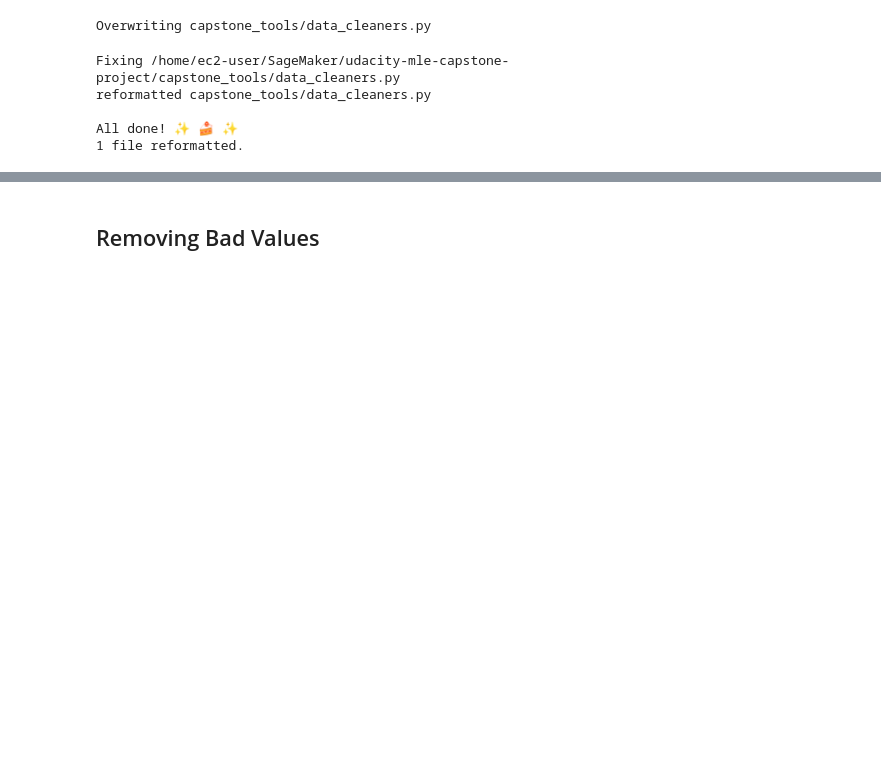
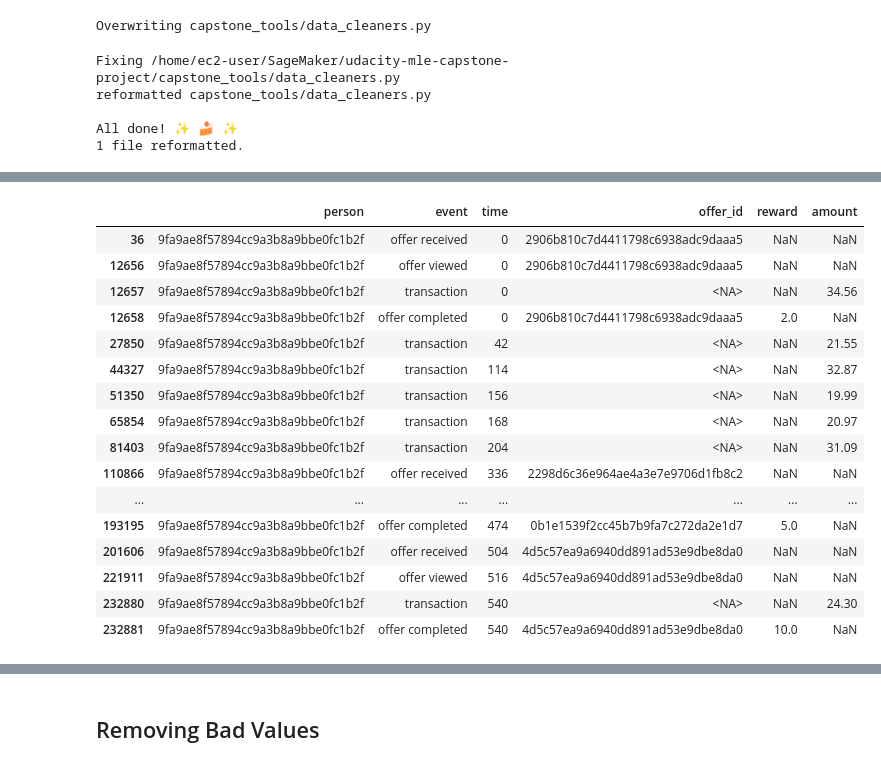
Before and after one commit to amcumber/udacity-mle-capstone-project, a Jupyter notebook: Starbucks_Capstone_notebook.ipynb, the cells around one changed output, grey strips where cells are left out. Saved outputs shown, nothing was run; the diff lists cells and outputs as text; code cells hidden in the pictures; blank space fills up the shorter version.

```diff
--- a/Starbucks_Capstone_notebook.ipynb
+++ b/Starbucks_Capstone_notebook.ipynb
@@ -467,0 +561,20 @@ Transcript:
+# %%
+transcript.query(f"person == '{first_id.person}'")
+# %% [output]
+|  | person | event | time | offer_id | reward | amount |
+| 36 | 9fa9ae8f57894cc9a3b8a9bbe0fc1b2f | offer received | 0 | 2906b810c7d4411798c6938adc9daaa5 | NaN | NaN |
+| 12656 | 9fa9ae8f57894cc9a3b8a9bbe0fc1b2f | offer viewed | 0 | 2906b810c7d4411798c6938adc9daaa5 | NaN | NaN |
+| 12657 | 9fa9ae8f57894cc9a3b8a9bbe0fc1b2f | transaction | 0 | <NA> | NaN | 34.56 |
+| 12658 | 9fa9ae8f57894cc9a3b8a9bbe0fc1b2f | offer completed | 0 | 2906b810c7d4411798c6938adc9daaa5 | 2.0 | NaN |
+| 27850 | 9fa9ae8f57894cc9a3b8a9bbe0fc1b2f | transaction | 42 | <NA> | NaN | 21.55 |
+| 44327 | 9fa9ae8f57894cc9a3b8a9bbe0fc1b2f | transaction | 114 | <NA> | NaN | 32.87 |
+| 51350 | 9fa9ae8f57894cc9a3b8a9bbe0fc1b2f | transaction | 156 | <NA> | NaN | 19.99 |
+| 65854 | 9fa9ae8f57894cc9a3b8a9bbe0fc1b2f | transaction | 168 | <NA> | NaN | 20.97 |
+| 81403 | 9fa9ae8f57894cc9a3b8a9bbe0fc1b2f | transaction | 204 | <NA> | NaN | 31.09 |
+| 110866 | 9fa9ae8f57894cc9a3b8a9bbe0fc1b2f | offer received | 336 | 2298d6c36e964ae4a3e7e9706d1fb8c2 | NaN | NaN |
+| ... | ... | ... | ... | ... | ... | ... |
+| 193195 | 9fa9ae8f57894cc9a3b8a9bbe0fc1b2f | offer completed | 474 | 0b1e1539f2cc45b7b9fa7c272da2e1d7 | 5.0 | NaN |
+| 201606 | 9fa9ae8f57894cc9a3b8a9bbe0fc1b2f | offer received | 504 | 4d5c57ea9a6940dd891ad53e9dbe8da0 | NaN | NaN |
+| 221911 | 9fa9ae8f57894cc9a3b8a9bbe0fc1b2f | offer viewed | 516 | 4d5c57ea9a6940dd891ad53e9dbe8da0 | NaN | NaN |
+| 232880 | 9fa9ae8f57894cc9a3b8a9bbe0fc1b2f | transaction | 540 | <NA> | NaN | 24.30 |
+| 232881 | 9fa9ae8f57894cc9a3b8a9bbe0fc1b2f | offer completed | 540 | 4d5c57ea9a6940dd891ad53e9dbe8da0 | 10.0 | NaN |
```
Also changed, not shown: parts of 23 cells of this notebook.
